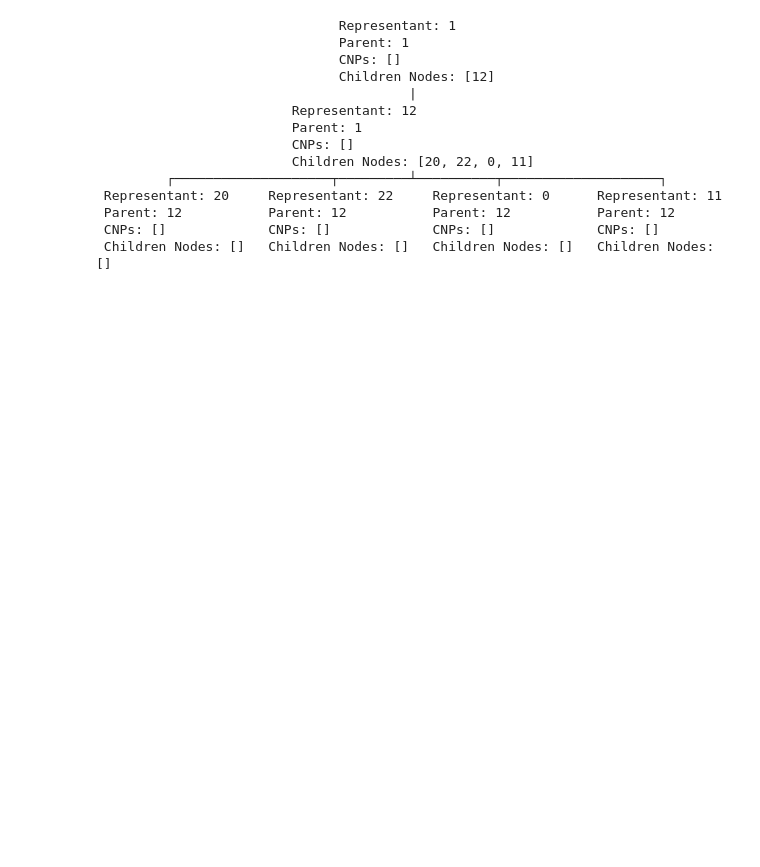
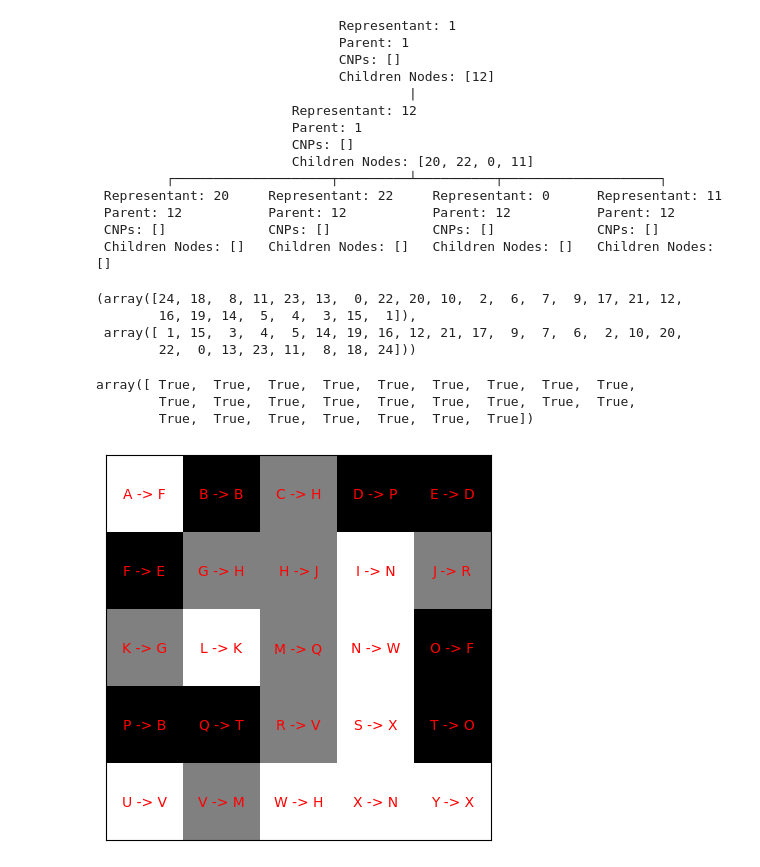
Before and after one commit to LukeBreezy/Morphology, a Jupyter notebook: Testes.ipynb, the cells around one changed output. Cells and saved outputs as stored; diff of their text form; code cells hidden in the pictures; blank space fills up the shorter version.

```diff
--- a/Testes.ipynb
+++ b/Testes.ipynb
@@ -86,3 +105,24 @@ pt(nodes[1])
  Parent: 12           Parent: 12           Parent: 12           Parent: 12
  CNPs: []             CNPs: []             CNPs: []             CNPs: []
  Children Nodes: []   Children Nodes: []   Children Nodes: []   Children Nodes: []
+# %%
+up = UpperLevelSets(img)
+low = LowerLevelSets(img)
+
+up.sorted_pixels, low.sorted_pixels
+# %% [output]
+(array([24, 18,  8, 11, 23, 13,  0, 22, 20, 10,  2,  6,  7,  9, 17, 21, 12,
+        16, 19, 14,  5,  4,  3, 15,  1]),
+ array([ 1, 15,  3,  4,  5, 14, 19, 16, 12, 21, 17,  9,  7,  6,  2, 10, 20,
+        22,  0, 13, 23, 11,  8, 18, 24]))
+# %%
+np.flip(up.sorted_pixels) == low.sorted_pixels
+# %% [output]
+array([ True,  True,  True,  True,  True,  True,  True,  True,  True,
+        True,  True,  True,  True,  True,  True,  True,  True,  True,
+        True,  True,  True,  True,  True,  True,  True])
+# %%
+up.computeTree()
+up.showParents()
+# %% [output]
+[figure, added]
```
Also changed, not shown: parts of 6 cells of this notebook, 3 other files.
